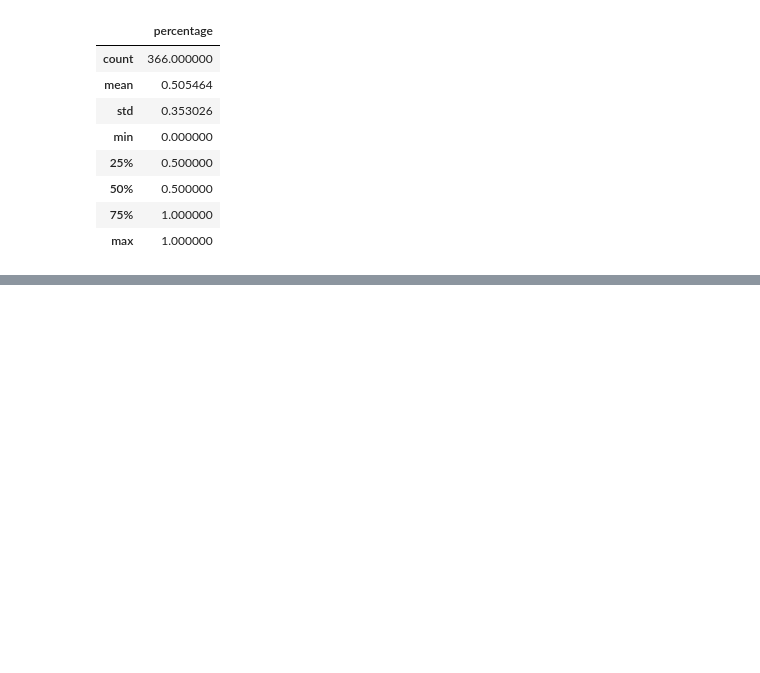
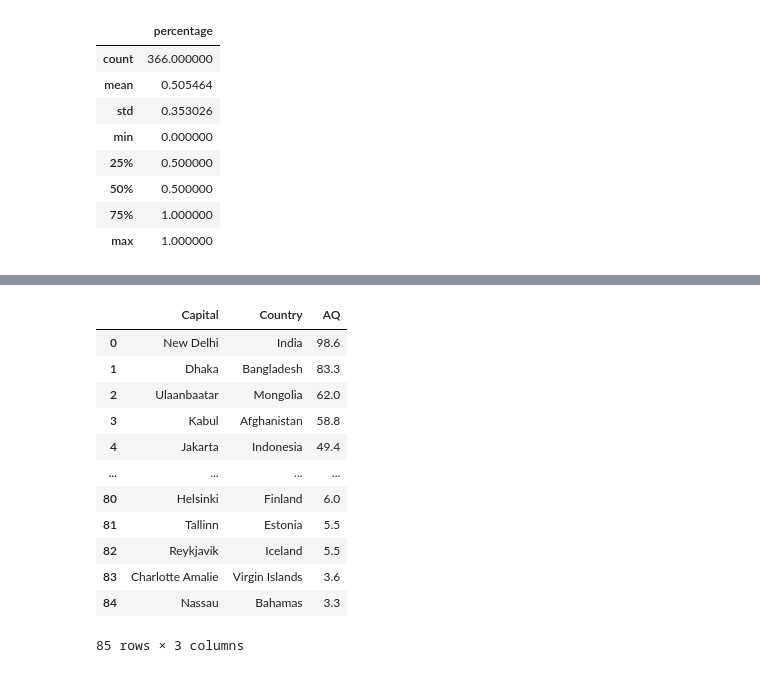
Before and after one commit to Vivek-Py/MeteorShowerPredictor, a Jupyter notebook: meteor-showers/meteor-showers.ipynb, the cells around one changed output, grey strips where cells are left out. Saved outputs shown, nothing was run; the diff lists cells and outputs as text; code cells hidden in the pictures; blank space fills up the shorter version.

Commit message:
Added pollution data and draco constellation

```diff
--- a/meteor-showers/meteor-showers.ipynb
+++ b/meteor-showers/meteor-showers.ipynb
@@ -414,3 +405,5 @@ moon_phases.describe()
 | 50% | 0.500000 |
 | 75% | 1.000000 |
 | max | 1.000000 |
+# %%
+pollution_data = pd.read_csv("./data/pollution.csv")
@@ -416,0 +419,16 @@ moon_phases.describe()
+# %%
+pollution_data.drop(["Serial"], axis=1)
+# %% [output]
+|  | Capital | Country | AQ |
+| 0 | New Delhi | India | 98.6 |
+| 1 | Dhaka | Bangladesh | 83.3 |
+| 2 | Ulaanbaatar | Mongolia | 62.0 |
+| 3 | Kabul | Afghanistan | 58.8 |
+| 4 | Jakarta | Indonesia | 49.4 |
+| ... | ... | ... | ... |
+| 80 | Helsinki | Finland | 6.0 |
+| 81 | Tallinn | Estonia | 5.5 |
+| 82 | Reykjavik | Iceland | 5.5 |
+| 83 | Charlotte Amalie | Virgin Islands | 3.6 |
+| 84 | Nassau | Bahamas | 3.3 |
+85 rows × 3 columns
```
Also changed, not shown: parts of 4 cells of this notebook, 1 other file.
